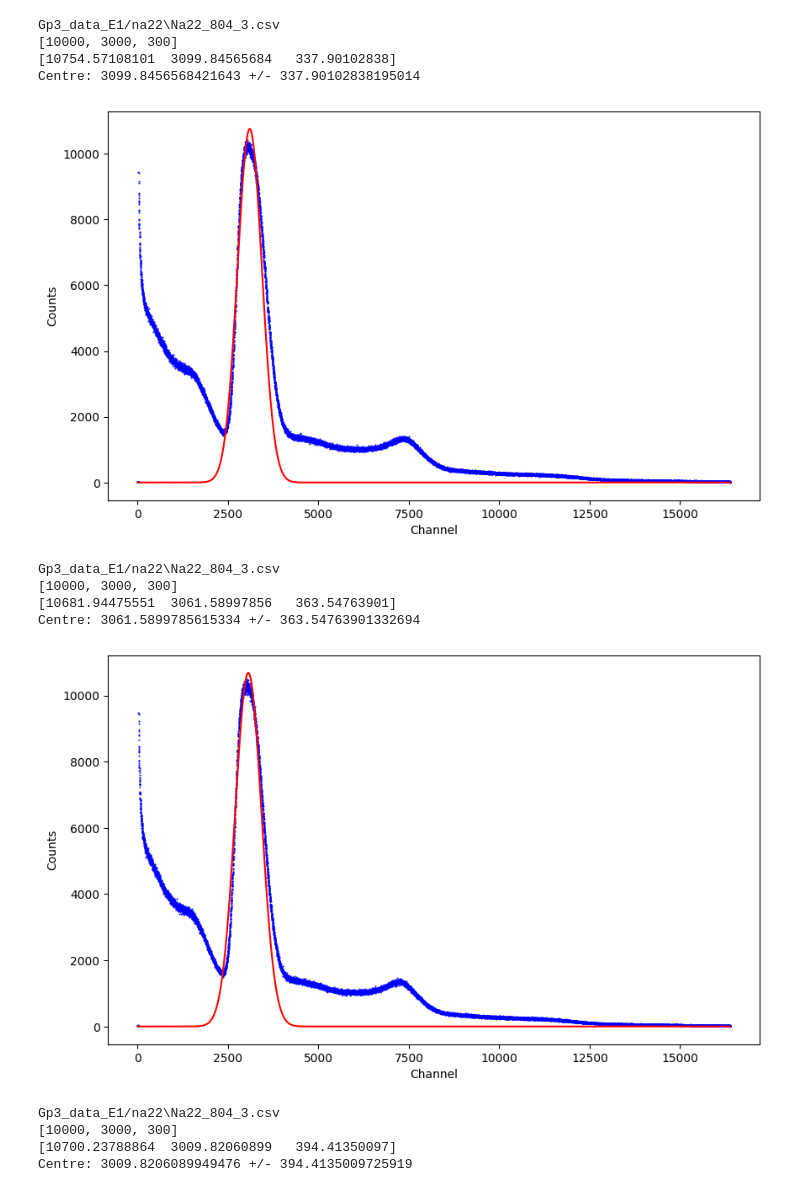
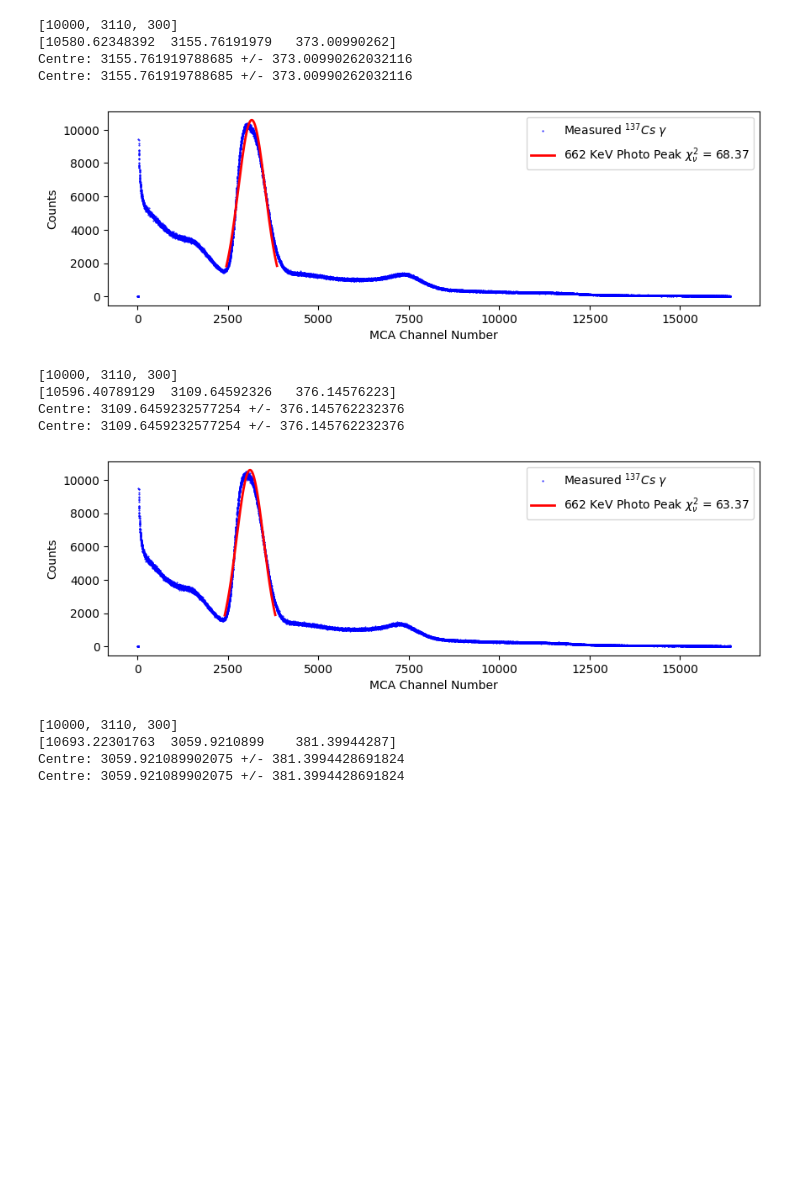
Before and after one commit to Shaquible/ENPH453, a Jupyter notebook: beta/calibrationFits.ipynb, the cells around one changed output. Cells and saved outputs as stored; diff of their text form; code cells hidden in the pictures; blank space fills up the shorter version.

```diff
--- a/beta/calibrationFits.ipynb
+++ b/beta/calibrationFits.ipynb
@@ -124,21 +139,26 @@ Centre: 10504.884209362737 +/- 270.1580853383242
 th02files = glob.glob('Gp3_data_E1/th02/*.csv')
 with open("th232Fits.csv", "w") as fp:
     fp.write("Peak1,Peak1Error,Peak2,Peak2Error,Peak3,Peak3Error\n")
+    j=0
     for th02file in th02files:
         print(co60file)
         data = pd.read_csv(th02file, skiprows=6)
         #using poisson errors
         data["uncs"] = np.sqrt(data["Counts"]) + 1e-9
-        plt.figure(figsize=(10, 6))
-        plt.plot(data["Channel"], data["Counts"],'bo', label=th02file, markersize=0.5)
-        p0s = [[1800, 1110, 300], [1050, 2800, 250], [700, 5100, 250]]
+        plt.figure(figsize=(10, 3))
+        plt.plot(data["Channel"], data["Counts"],'bo', label=r"Measured $^{232}Th$ $\gamma$", markersize=0.5)
+        p0s = [[1800, 1110, 300], [1050, 2770, 250], [700, 5160, 250]]
+        labels = [r"238.6 KeV $^{212}Pb$ Peak", r"511 KeV Peak", r"911.2 KeV $^{228}Ac$ Peak"]
+        colors = ["r-", "k-", "g-"]
         for i, p0 in enumerate(p0s):
             print(p0)
             bounds = [[p0[0]-1500, p0[1]-200, p0[2]-200], [p0[0]+1500, p0[1]+200, p0[2]+200]]
-            popt, pcov = curve_fit(gaussFit, data["Channel"].to_numpy()[p0[1]-100:p0[1]+100], data["Counts"].to_numpy()[p0[1]-100:p0[1]+100], p0=p0, bounds=bounds, sigma=data["uncs"].to_numpy()[p0[1]-100:p0[1]+100])
+            popt, pcov = curve_fit(gaussFit, data["Channel"].to_numpy()[p0[1]-300:p0[1]+300], data["Counts"].to_numpy()[p0[1]-300:p0[1]+300], p0=p0, bounds=bounds, sigma=data["uncs"].to_numpy()[p0[1]-300:p0[1]+300], absolute_sigma=True)
             print(popt)
             centre = popt[1]
             error = popt[2]
+            chisqaure = np.sum((gaussFit(data["Channel"][int(centre)-300:int(centre)+300], *popt) - data["Counts"][int(centre)-300:int(centre)+300])**2 / data["uncs"][int(centre)-300:int(centre)+300]**2)/(len(data["uncs"][int(centre)-300:int(centre)+300])-3)
+            label = labels[i] + rf" $\chi^2_\nu$ = {chisqaure:.2f}"
             # error = np.sqrt(np.diag(pcov))[1]
             if i == 0:
                 fp.write(f"{centre},{error}")
@@ -146,10 +166,12 @@ with open("th232Fits.csv", "w") as fp:
                 fp.write(f",{centre},{error}")
 
             print(f"Centre: {centre} +/- {error}")
-            plt.plot(data["Channel"], gaussFit(data["Channel"], *popt), 'r-')
-
-        plt.xlabel('Channel')
+            plt.plot(data["Channel"][int(centre)-300:int(centre)+300], gaussFit(data["Channel"][int(centre)-300:int(centre)+300], *popt), colors[i], linewidth=5 , label=label)
+        plt.legend()
+        plt.xlabel('MCA Channel Number')
         plt.ylabel('Counts')
+        plt.savefig(f"plots/th232{j}_fit.svg", bbox_inches='tight')
+        j+=1
         plt.show()
         fp.write("\n")
 # %% [output]
@@ -189,47 +211,52 @@ Centre: 5115.586124772606 +/- 449.99999999999994
 # %%
 th02files = glob.glob('Gp3_data_E1/cs137/*.csv')
 with open("cs137Fits.csv", "w") as fp:
     fp.write("Peak1,Peak1Error,Peak2,Peak2Error,Peak3,Peak3Error\n")
+    j=0
     for th02file in th02files:
-        print(co60file)
         data = pd.read_csv(th02file, skiprows=6)
         #using poisson errors
         data["uncs"] = np.sqrt(data["Counts"]) + 1e-9
-        plt.figure(figsize=(10, 6))
-        plt.plot(data["Channel"], data["Counts"],'bo', label=th02file, markersize=0.5)
-        p0s = [[10000, 3000, 300]]
+        plt.figure(figsize=(10, 3))
+        plt.plot(data["Channel"], data["Counts"],'bo', label=r"Measured $^{137}Cs$ $\gamma$", markersize=0.5)
+        p0s = [[10000, 3110, 300]]
+        labels = [r"662 KeV Photo Peak"]
         for i, p0 in enumerate(p0s):
             print(p0)
             bounds = [[p0[0]-1500, p0[1]-200, p0[2]-200], [p0[0]+1500, p0[1]+200, p0[2]+200]]
-            popt, pcov = curve_fit(gaussFit, data["Channel"].to_numpy()[p0[1]-400:p0[1]+400], data["Counts"].to_numpy()[p0[1]-400:p0[1]+400], p0=p0, bounds=bounds, sigma=data["uncs"].to_numpy()[p0[1]-400:p0[1]+400])
+            popt, pcov = curve_fit(gaussFit, data["Channel"].to_numpy()[p0[1]-700:p0[1]+700], data["Counts"].to_numpy()[p0[1]-700:p0[1]+700], p0=p0, bounds=bounds, sigma=data["uncs"].to_numpy()[p0[1]-700:p0[1]+700], absolute_sigma=True)
             print(popt)
             centre = popt[1]
             error=popt[2]
             # error = np.sqrt(np.diag(pcov))[1]
             if i == 0:
                 fp.write(f"{centre},{error}")
             else:
                 fp.write(f",{centre},{error}")
-
+            chisqaure = np.sum((gaussFit(data["Channel"][int(centre)-700:int(centre)+700], *popt) - data["Counts"][int(centre)-700:int(centre)+700])**2 / data["uncs"][int(centre)-700:int(centre)+700]**2)/(len(data["uncs"][int(centre)-700:int(centre)+700])-3)
+            label = labels[i] + rf" $\chi^2_\nu$ = {chisqaure:.2f}"
             print(f"Centre: {centre} +/- {error}")
-            plt.plot(data["Channel"], gaussFit(data["Channel"], *popt), 'r-')
-
-        plt.xlabel('Channel')
+            print(f"Centre: {centre} +/- {error}")
+            plt.plot(data["Channel"][int(centre)-700:int(centre)+700], gaussFit(data["Channel"][int(centre)-700:int(centre)+700], *popt), colors[i], linewidth=2, label=label)
+        plt.legend()
+        plt.xlabel('MCA Channel Number')
         plt.ylabel('Counts')
+        plt.savefig(f"plots/cs137{j}_fit.svg", bbox_inches='tight')
+        j+=1
         plt.show()
         fp.write("\n")
 # %% [output]
-Gp3_data_E1/na22\Na22_804_3.csv
-[10000, 3000, 300]
-[10754.57108101  3099.84565684   337.90102838]
-Centre: 3099.8456568421643 +/- 337.90102838195014
+[10000, 3110, 300]
+[10580.62348392  3155.76191979   373.00990262]
+Centre: 3155.761919788685 +/- 373.00990262032116
+Centre: 3155.761919788685 +/- 373.00990262032116
-[figure, old version]
+[figure, new version]
-Gp3_data_E1/na22\Na22_804_3.csv
-[10000, 3000, 300]
-[10681.94475551  3061.58997856   363.54763901]
-Centre: 3061.5899785615334 +/- 363.54763901332694
+[10000, 3110, 300]
+[10596.40789129  3109.64592326   376.14576223]
+Centre: 3109.6459232577254 +/- 376.145762232376
+Centre: 3109.6459232577254 +/- 376.145762232376
-[figure, old version]
+[figure, new version]
-Gp3_data_E1/na22\Na22_804_3.csv
-[10000, 3000, 300]
-[10700.23788864  3009.82060899   394.41350097]
-Centre: 3009.8206089949476 +/- 394.4135009725919
+[10000, 3110, 300]
+[10693.22301763  3059.9210899    381.39944287]
+Centre: 3059.921089902075 +/- 381.3994428691824
+Centre: 3059.921089902075 +/- 381.3994428691824
```
Also changed, not shown: parts of 4 cells of this notebook, 45 other files.
